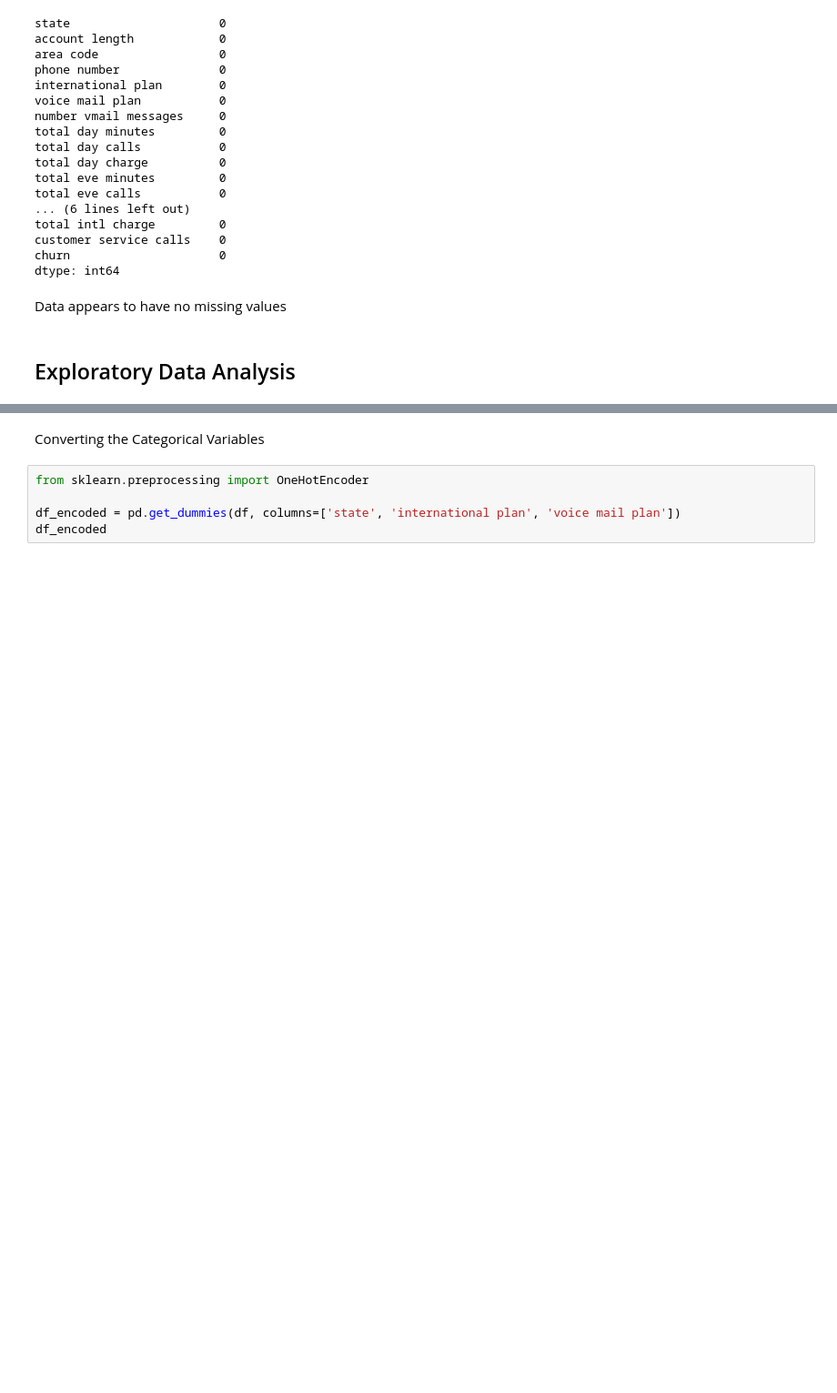
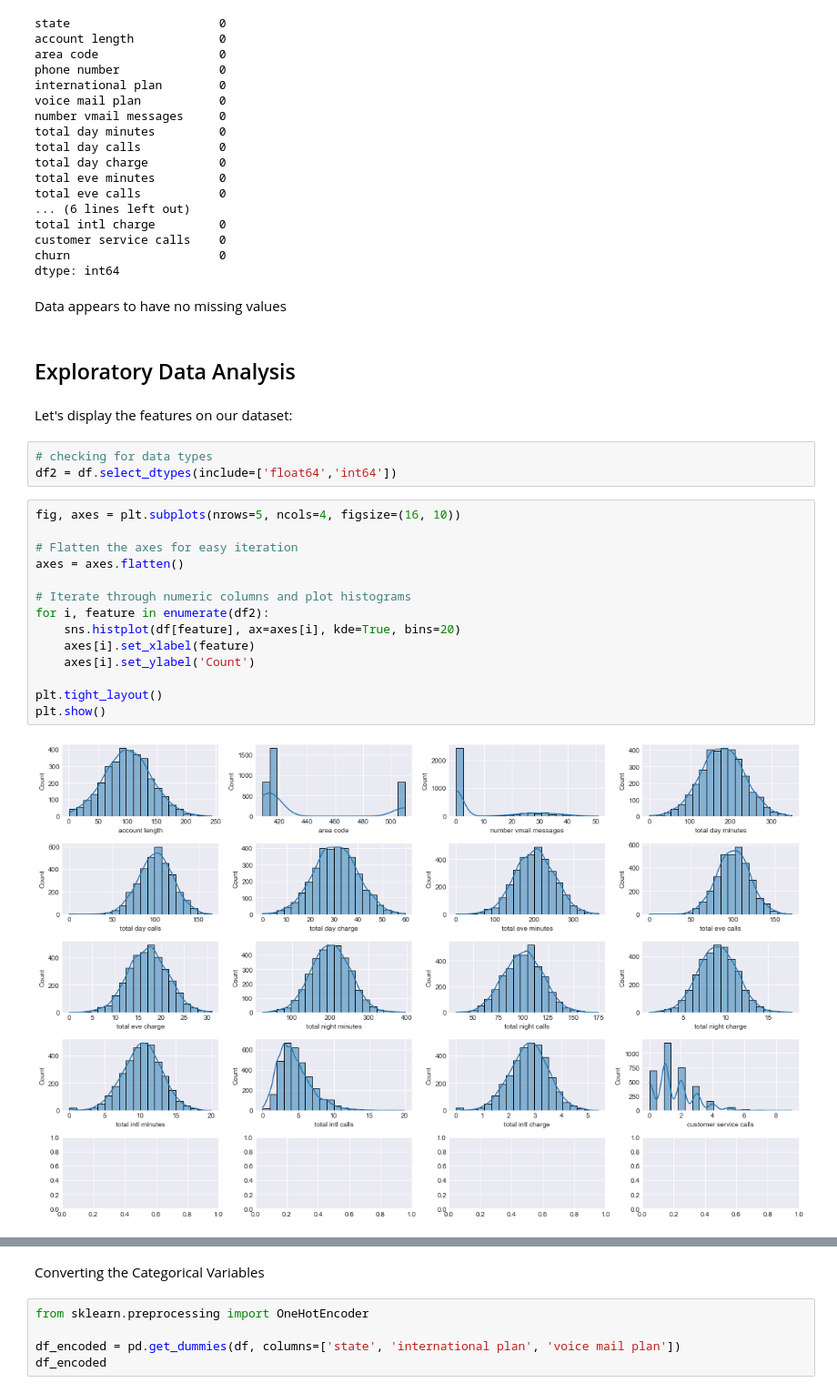
Before and after one commit to MAZSUSA/SYRIATEL-CUSTOMER-CHURN-ANALYSIS, a Jupyter notebook: index.ipynb, the cells around one changed output, grey strips where cells are left out. Shown: that part at 91% size. Cells and saved outputs as stored; diff of their text form; blank space fills up the shorter version.

```diff
--- a/index.ipynb
+++ b/index.ipynb
@@ -153,3 +153,24 @@ dtype: int64
 Data appears to have no missing values
 # %% [markdown]
 ## Exploratory Data Analysis
+# %% [markdown]
+Let's display the features on our dataset:
+# %%
+# checking for data types
+df2 = df.select_dtypes(include=['float64','int64'])
+# %%
+fig, axes = plt.subplots(nrows=5, ncols=4, figsize=(16, 10))
+
+# Flatten the axes for easy iteration
+axes = axes.flatten()
+
+# Iterate through numeric columns and plot histograms
+for i, feature in enumerate(df2):
+    sns.histplot(df[feature], ax=axes[i], kde=True, bins=20)
+    axes[i].set_xlabel(feature)
+    axes[i].set_ylabel('Count')
+
+plt.tight_layout()
+plt.show()
+# %% [output]
+[figure, added]
```
Also changed, not shown: parts of 20 cells of this notebook.
